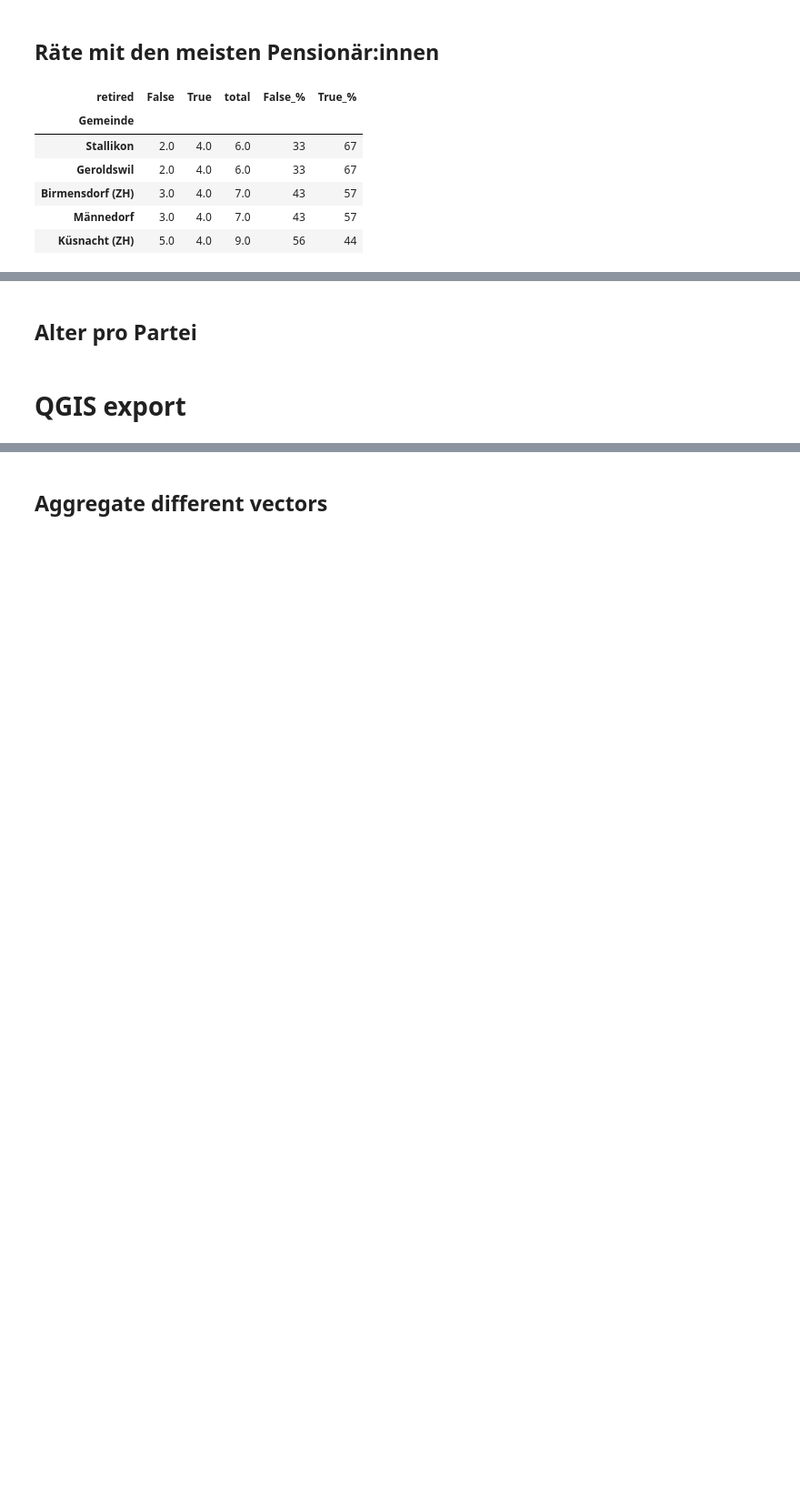
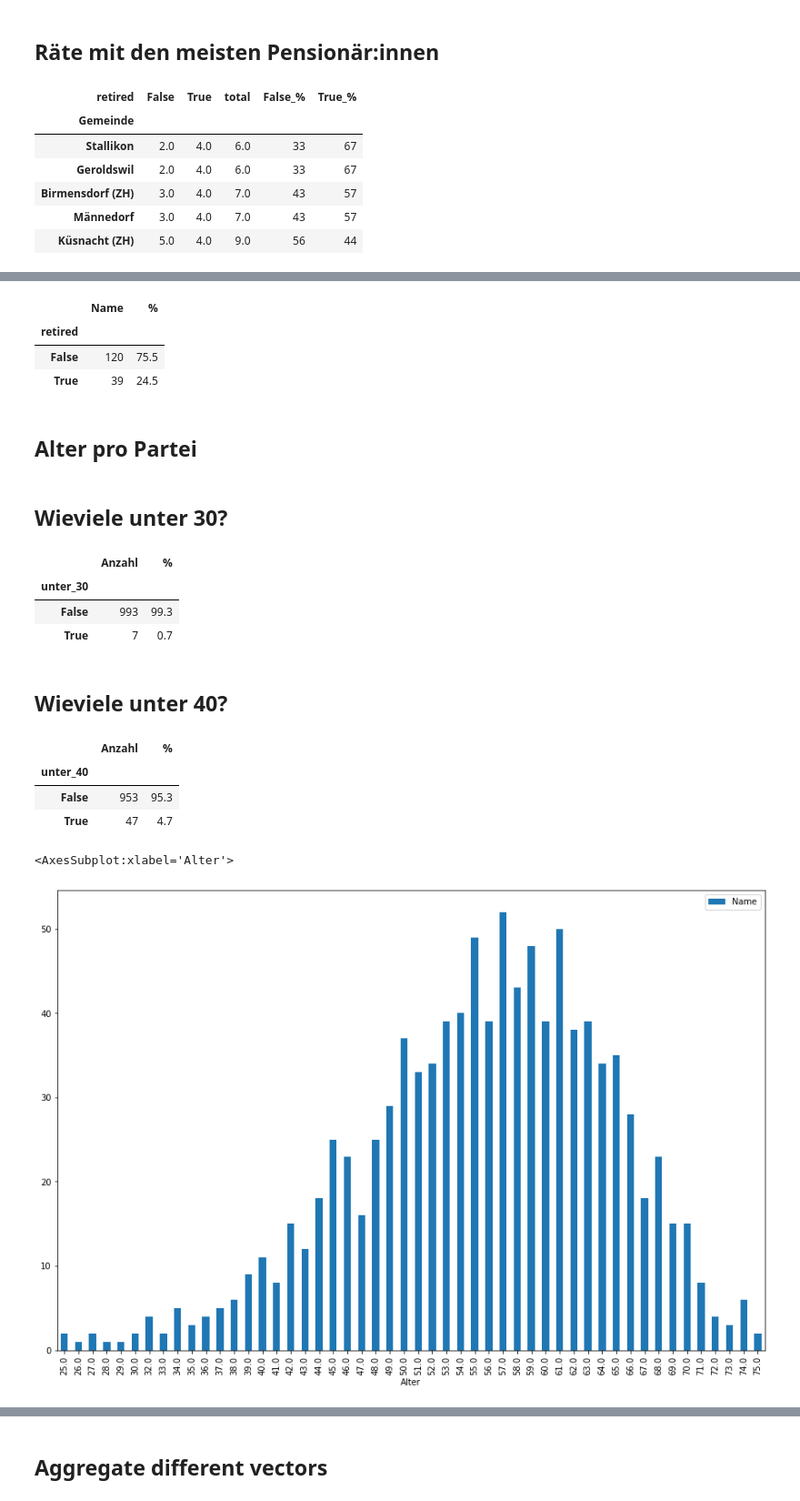
Before and after one commit to simonhuwiler/zh_gemeinderaete, a Jupyter notebook: python/2021_age.ipynb, the cells around one changed output, grey strips where cells are left out. Shown at 91% size. Saved outputs shown, nothing was run; the diff lists cells and outputs as text; code cells hidden in the pictures; blank space fills up the shorter version.

```diff
--- a/python/2021_age.ipynb
+++ b/python/2021_age.ipynb
@@ -154,0 +164,11 @@ df_age.head()
+# %%
+df_age = df[df.Jahrgang.notna()].copy()
+
+def retired(row):
+    if (row['Geschlecht'] == 'm') & (row['Jahrgang'] <= 1956):
+        return True
+    if (row['Geschlecht'] == 'w') & (row['Jahrgang'] <= 1957):
+        return True
+    return False
+
+df_age['retired'] = df_age.apply(retired, axis = 1)
@@ -155,3 +185,13 @@ df_age.head()
+# %%
+# Präsidenten
+d = df_age[df_age.Funktion == 'chair'].groupby('retired').agg({'Name': 'count'})
+d['%'] = round(100 / d['Name'].sum() * d["Name"], 1)
+d
+# %% [output]
+|  | Name | % |
+| retired |  |  |
+| False | 120 | 75.5 |
+| True | 39 | 24.5 |
 # %% [markdown]
 ## Alter pro Partei
 # %%
@@ -161,5 +201,42 @@ df_a = df_a.groupby('partei_c').agg({'Alter': 'mean'}).sort_values('Alter', asce
 df_a['Alter'] = round(df_a['Alter'], 1)
 
 df_a
-# %% [markdown]
-# QGIS export
+# %% [markdown]
+## Wieviele unter 30?
+# %%
+df_age['unter_30'] = df_age['Alter'].apply(lambda x: True if x < 30 else False)
+
+df_grouped = df_age.groupby('unter_30').agg({'Name': 'count'})
+df_grouped['%'] = 100 / df_grouped['Name'].sum() * df_grouped['Name']
+
+df_grouped.rename(columns={'Name': 'Anzahl'}, inplace=True)
+
+df_grouped
+# %% [output]
+|  | Anzahl | % |
+| unter_30 |  |  |
+| False | 993 | 99.3 |
+| True | 7 | 0.7 |
+# %% [markdown]
+## Wieviele unter 40?
+# %%
+df_age['unter_40'] = df_age['Alter'].apply(lambda x: True if x < 40 else False)
+
+df_grouped = df_age.groupby('unter_40').agg({'Name': 'count'})
+df_grouped['%'] = 100 / df_grouped['Name'].sum() * df_grouped['Name']
+
+df_grouped.rename(columns={'Name': 'Anzahl'}, inplace=True)
+
+df_grouped
+# %% [output]
+|  | Anzahl | % |
+| unter_40 |  |  |
+| False | 953 | 95.3 |
+| True | 47 | 4.7 |
+# %%
+df_grouped = df_age.groupby('Alter').agg({'Name': 'count'})
+
+df_grouped.plot.bar(figsize=(15, 10))
+# %% [output]
+<AxesSubplot:xlabel='Alter'>
+[figure, added]
```
Also changed, not shown: parts of 17 cells of this notebook, 7 other files.
